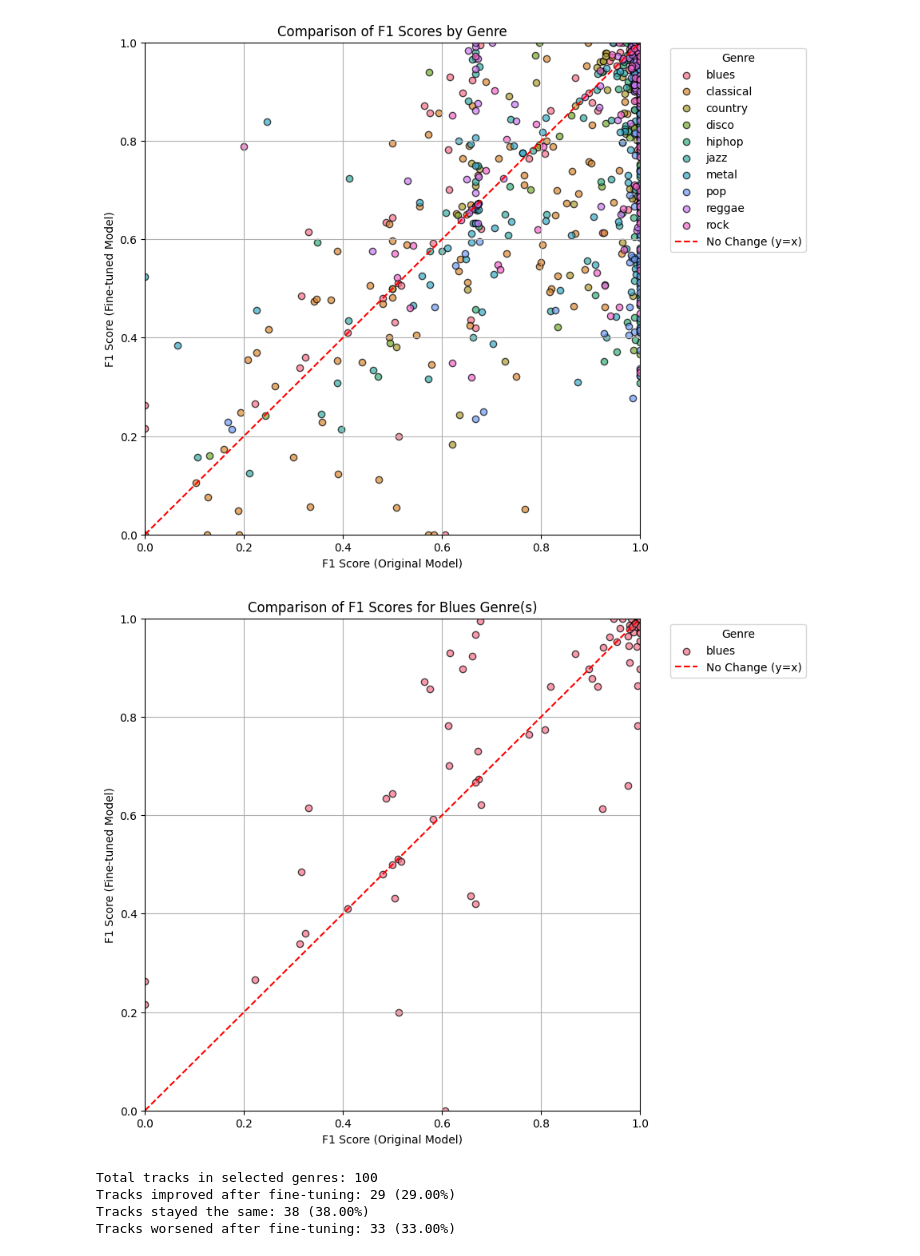
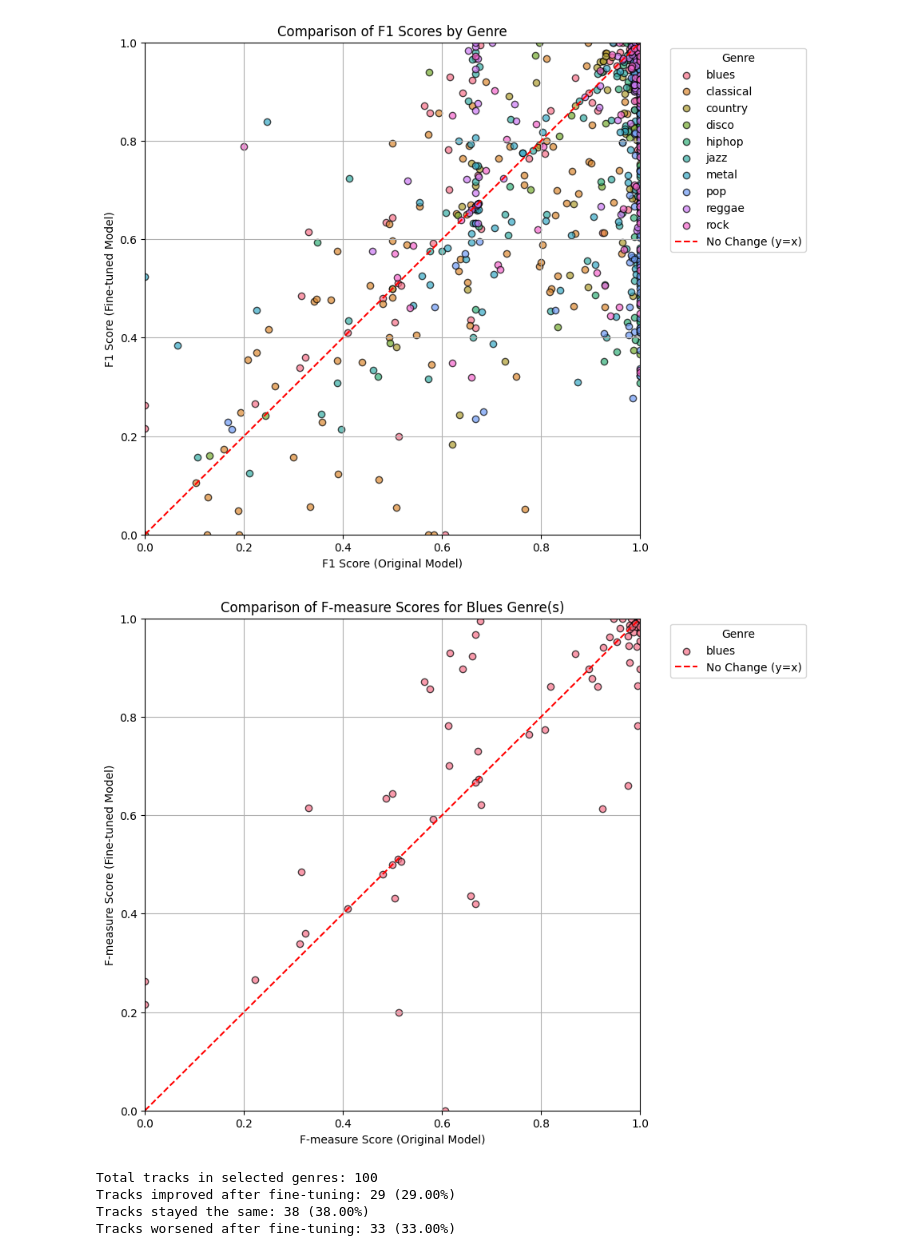
Before and after one commit to smilo7/more-beats-for-this, a Jupyter notebook: notebooks/More_Beats_for_This!_Reproducing_Beat_this!_paper_results_and_fail_case_analysis.ipynb, the cells around one changed output. Saved outputs shown, nothing was run; the diff lists cells and outputs as text; code cells hidden in the pictures.

Commit message:
add missing plot

```diff
--- a/notebooks/More_Beats_for_This!_Reproducing_Beat_this!_paper_results_and_fail_case_analysis.ipynb
+++ b/notebooks/More_Beats_for_This!_Reproducing_Beat_this!_paper_results_and_fail_case_analysis.ipynb
@@ -901,37 +901,39 @@ percent_improved = (num_improved / num_total) * 100 if num_total > 0 else 0
 percent_worse = (num_worse / num_total) * 100 if num_total > 0 else 0
 percent_same = (num_same / num_total) * 100 if num_total > 0 else 0
 
 # Scatter plot with genre-based coloring (only for selected genres)
 plt.figure(figsize=(8, 8))
 for genre in selected_genres:
     subset = df_filtered[df_filtered["Genre"] == genre]
     plt.scatter(
         subset[f"{metric}_original"], subset[f"{metric}_finetune"],
         alpha=0.7, edgecolors="k", label=genre, color=genre_colors[genre]
     )
 
 # Add a reference line (y = x)
 plt.plot([0, 1], [0, 1], linestyle="--", color="red", label="No Change (y=x)")
 
 # Labels and title
-plt.xlabel("F1 Score (Original Model)")
-plt.ylabel("F1 Score (Fine-tuned Model)")
-plt.title(f"Comparison of F1 Scores for {', '.join(selected_genres).title()} Genre(s)")
+plt.xlabel("F-measure Score (Original Model)")
+plt.ylabel("F-measure Score (Fine-tuned Model)")
+plt.title(f"Comparison of F-measure Scores for {', '.join(selected_genres).title()} Genre(s)")
 plt.legend(title="Genre", bbox_to_anchor=(1.05, 1), loc="upper left")
 plt.grid(True)
 plt.xlim(0, 1)
 plt.ylim(0, 1)
+
+plt.savefig("time-signature-plots/blues-comparison-f-measure-scores.pdf", format='pdf', dpi=300, bbox_inches='tight')
 
 # Show the plot
 plt.show()
 
 # Print improvement stats
 print(f"Total tracks in selected genres: {num_total}")
 print(f"Tracks improved after fine-tuning: {num_improved} ({percent_improved:.2f}%)")
 print(f"Tracks stayed the same: {num_same} ({percent_same:.2f}%)")
 print(f"Tracks worsened after fine-tuning: {num_worse} ({percent_worse:.2f}%)")
 # %% [output]
-[figure, old version]
+[figure, new version]
 Total tracks in selected genres: 100
 Tracks improved after fine-tuning: 29 (29.00%)
 Tracks stayed the same: 38 (38.00%)
```
Also changed, not shown: 1 other file.
